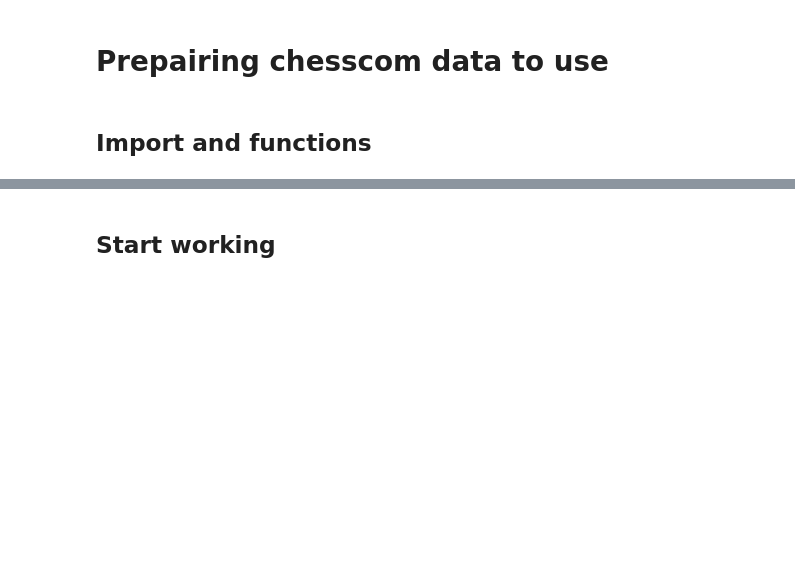
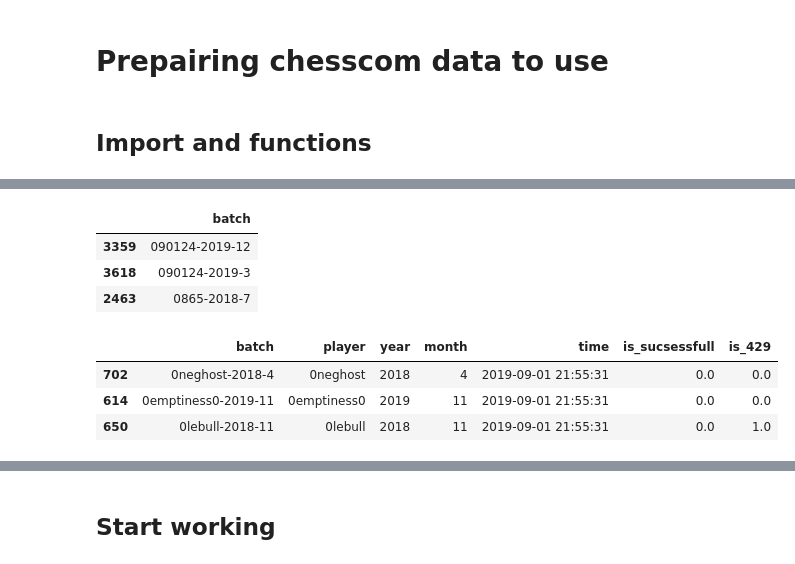
Before and after one commit to rosolimo212/chesscom, a Jupyter notebook: API_import.ipynb, the cells around one changed output, grey strips where cells are left out. Drawn from its saved outputs; the diff is of its cells as text; code cells hidden in the pictures; blank space fills up the shorter version.

```diff
--- a/API_import.ipynb
+++ b/API_import.ipynb
@@ -529,0 +470,25 @@ def get_county_players_list(country):
+# %%
+total_case=df[df['status']=='new'].groupby(['batch', 'player', 'year', 'month']).min()[['time']].reset_index()
+error_case=df[df['is_error']==1].groupby(['batch']).min()[['status', 'time']].reset_index()
+suc_case=df[(df['is_error']==0)&(df['status']!='new')].groupby(['batch']).max()[['status', 'time']].reset_index()
+api_errors=df[df['is_429']==1][['batch']].drop_duplicates()
+# %%
+api_errors.sample(3)
+# %% [output]
+|  | batch |
+| 3359 | 090124-2019-12 |
+| 3618 | 090124-2019-3 |
+| 2463 | 0865-2018-7 |
+# %%
+suc_case['is_sucsessfull']=1
+api_errors['is_429']=1
+suc_case=suc_case[['batch', 'is_sucsessfull']]
+loading_result=total_case.merge(suc_case, 'left', on=['batch']).fillna(0)
+loading_result=loading_result.merge(api_errors, 'left', on=['batch']).fillna(0)
+# %%
+loading_result.sample(3)
+# %% [output]
+|  | batch | player | year | month | time | is_sucsessfull | is_429 |
+| 702 | 0neghost-2018-4 | 0neghost | 2018 | 4 | 2019-09-01 21:55:31 | 0.0 | 0.0 |
+| 614 | 0emptiness0-2019-11 | 0emptiness0 | 2019 | 11 | 2019-09-01 21:55:31 | 0.0 | 0.0 |
+| 650 | 0lebull-2018-11 | 0lebull | 2018 | 11 | 2019-09-01 21:55:31 | 0.0 | 1.0 |
```
Also changed, not shown: parts of 20 cells of this notebook.
